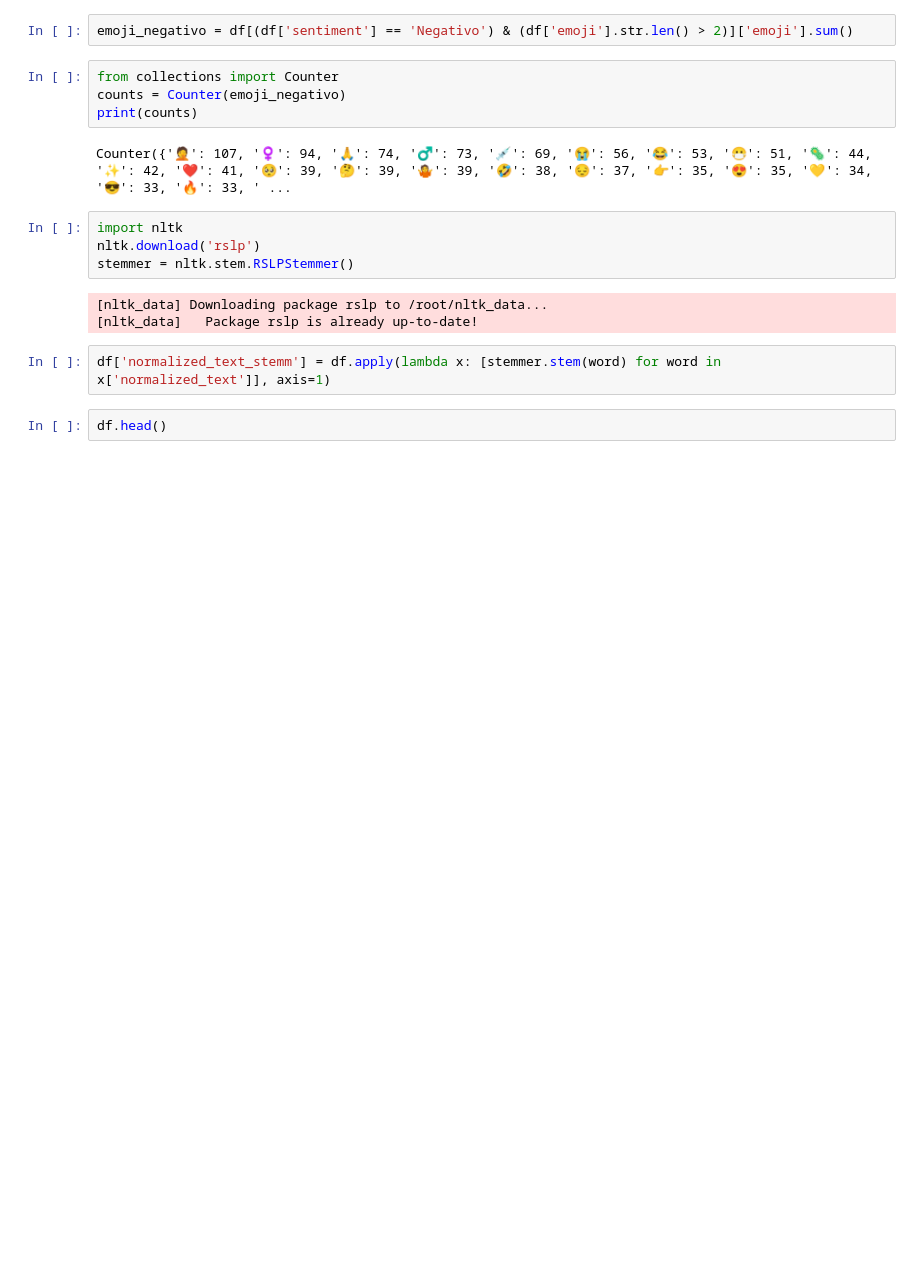
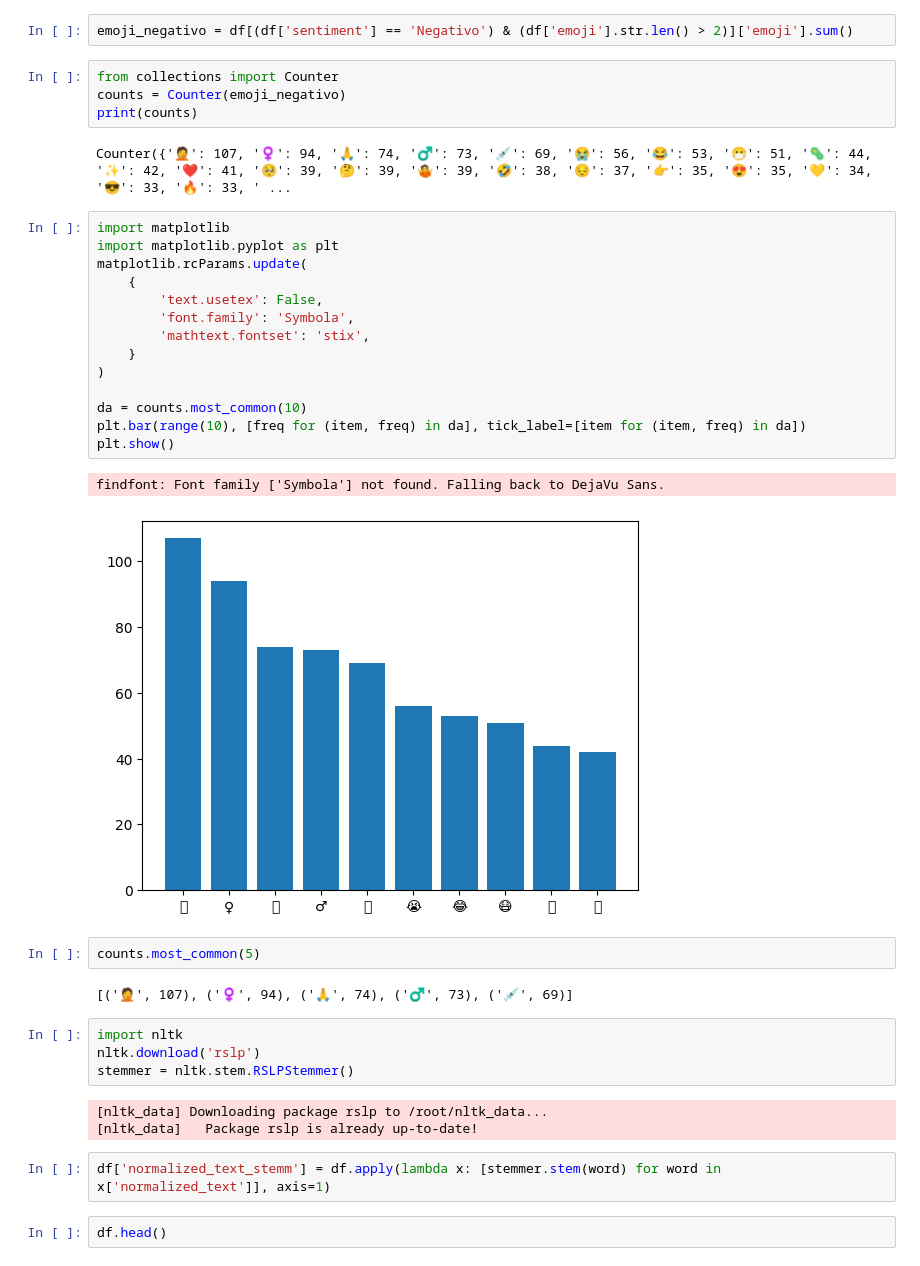
Before and after one commit to lucasmalakin/flamel, a Jupyter notebook: notebooks/remove_doubles_clouds_stopwords.ipynb, the cells around one changed output. Cells and saved outputs as stored; diff of their text form; blank space fills up the shorter version.

```diff
--- a/notebooks/remove_doubles_clouds_stopwords.ipynb
+++ b/notebooks/remove_doubles_clouds_stopwords.ipynb
@@ -104,6 +107,27 @@ counts = Counter(emoji_negativo)
 print(counts)
 # %% [output]
 Counter({'🤦': 107, '♀': 94, '🙏': 74, '♂': 73, '💉': 69, '😭': 56, '😂': 53, '😷': 51, '🦠': 44, '✨': 42, '❤': 41, '🥺': 39, '🤔': 39, '🤷': 39, '🤣': 38, '😔': 37, '👉': 35, '😍': 35, '💛': 34, '😎': 33, '🔥': 33, ' ...
+# %%
+import matplotlib
+import matplotlib.pyplot as plt
+matplotlib.rcParams.update(
+    {
+        'text.usetex': False,
+        'font.family': 'Symbola',
+        'mathtext.fontset': 'stix',
+    }
+)
+
+da = counts.most_common(10)
+plt.bar(range(10), [freq for (item, freq) in da], tick_label=[item for (item, freq) in da])
+plt.show()
+# %% [output]
+findfont: Font family ['Symbola'] not found. Falling back to DejaVu Sans.
+[figure, added]
+# %%
+counts.most_common(5)
+# %% [output]
+[('🤦', 107), ('♀', 94), ('🙏', 74), ('♂', 73), ('💉', 69)]
 # %%
 import nltk
 nltk.download('rslp')
```
Also changed, not shown: parts of 5 cells of this notebook, 3 other files.
